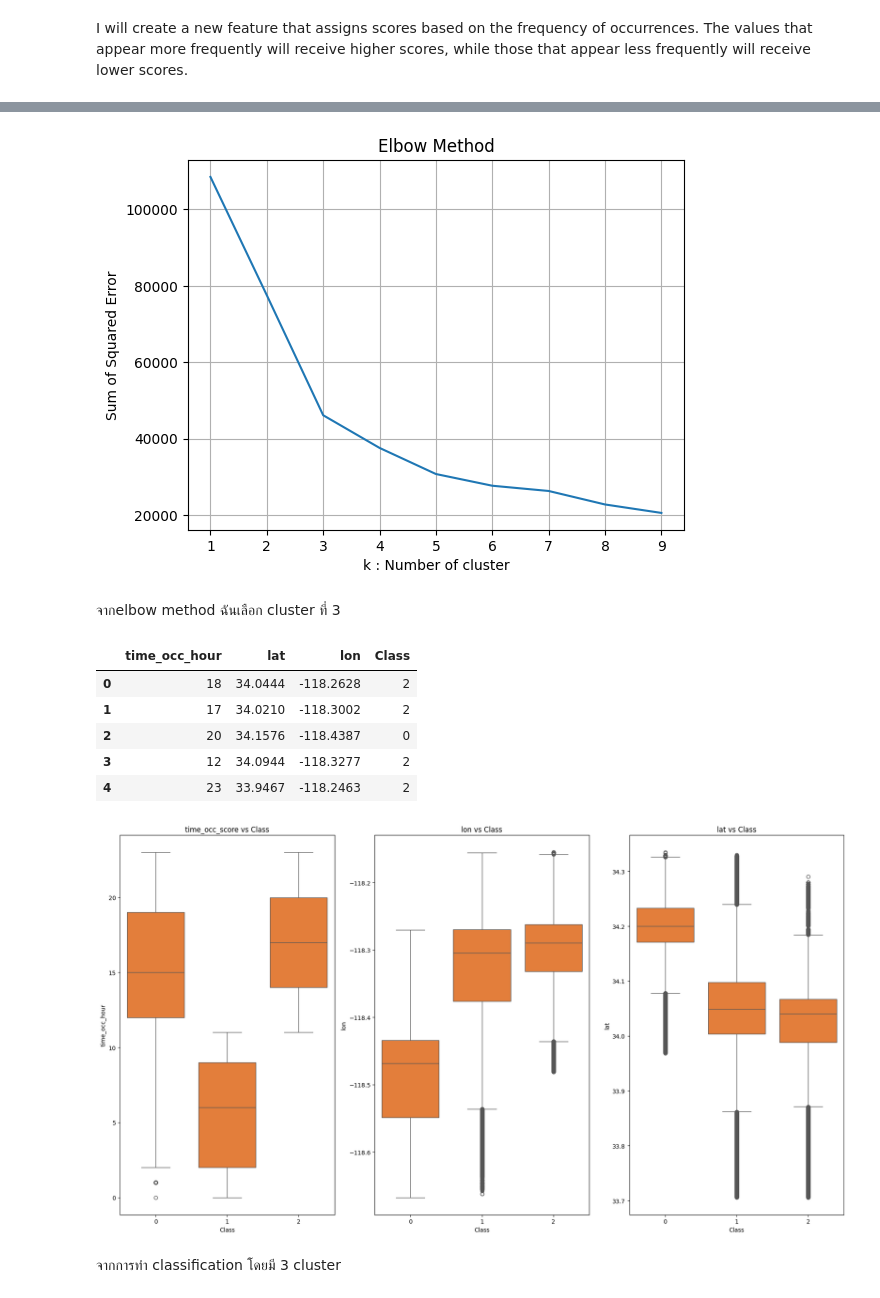
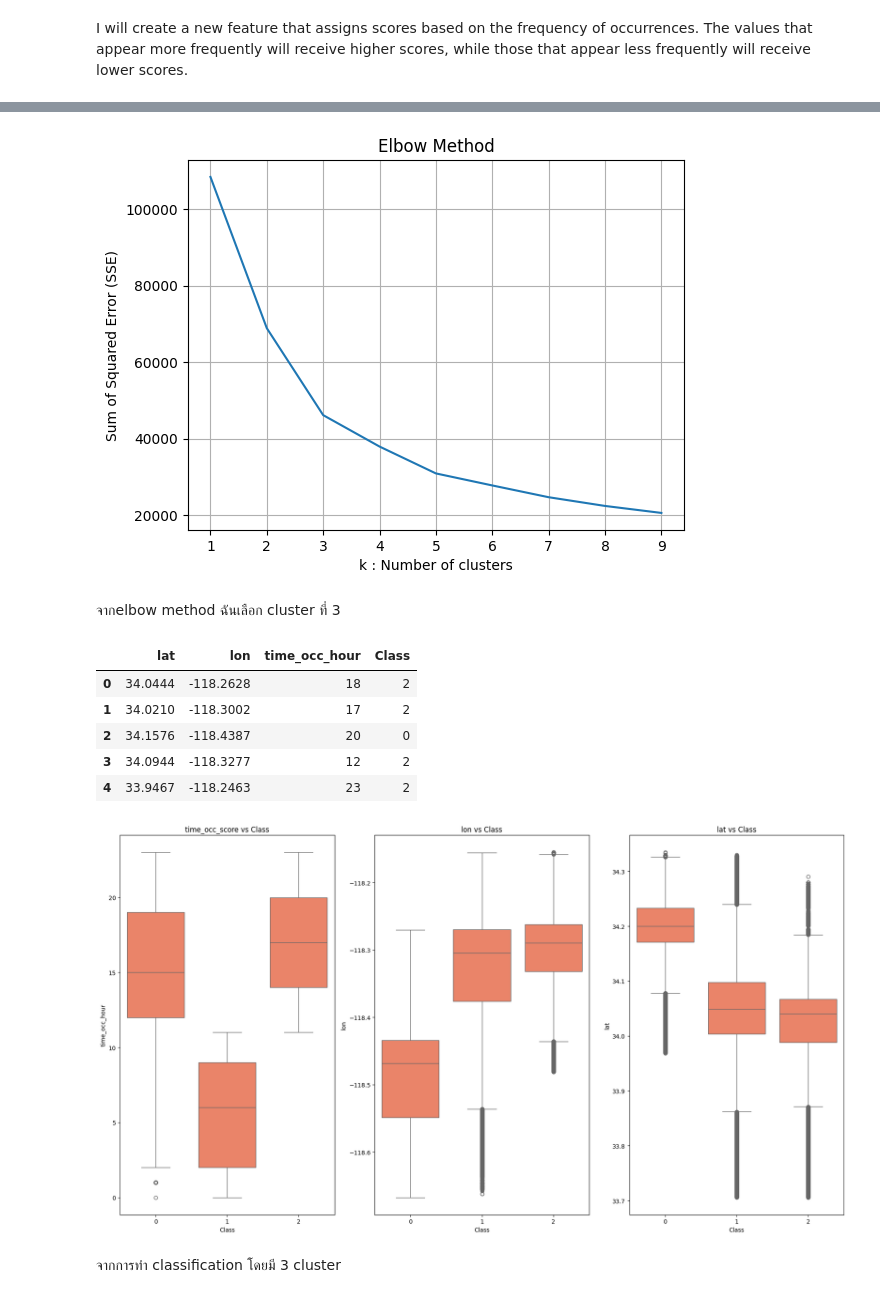
Before and after one commit to DioSurreal/Crime-Data-Analysis, a Jupyter notebook: Crime_Data_Analysis.ipynb, the cells around one changed output, grey strips where cells are left out. Cells and saved outputs as stored; diff of their text form; code cells hidden in the pictures.

```diff
--- a/Crime_Data_Analysis.ipynb
+++ b/Crime_Data_Analysis.ipynb
@@ -706,0 +754,6 @@ This will help security units develop strategies and allocate resources more eff
+# %%
+# Select features for modeling
+selected_features = ["lat", "lon", "time_occ_hour"]
+# selected_features = ["lat", "lon"]
+df_preprocess = df_cleaned[selected_features]
+df_preprocess.head()  # Display the first few rows
@@ -720,4 +783,4 @@ I will create a new feature that assigns scores based on the frequency of occurr
 # %%
-df_model = df_cleaned[['time_occ_hour','lat','lon']].copy()
+df_model = df_preprocess.copy()
 df_model.head()
 # %% [output]
@@ -730,8 +793,9 @@ df_model.head()
 # %%
-features = ['time_occ_hour','lat','lon']
+# Normalize features using Min-Max Scaler
 scaler = MinMaxScaler()
-df_normalized = pd.DataFrame(scaler.fit_transform(df_model), columns=features)
-
-df_normalized.head()
+features = ['time_occ_hour', 'lat', 'lon']
+# features = ['lat', 'lon']
+df_normalized = pd.DataFrame(scaler.fit_transform(df_preprocess), columns=features)
+df_normalized.head()  # Display the first few rows
 # %% [output]
 |  | time_occ_hour | lat | lon |
@@ -743,17 +807,19 @@ df_normalized.head()
 # %%
 sse = {}
-# Elbow Method
+# Perform KMeans clustering for k from 1 to 9
 for k in range(1, 10):
     kmeans = KMeans(n_clusters=k, max_iter=1000).fit(df_normalized)
-    sse[k] = kmeans.inertia_ # Inertia: Sum of distances of samples to their closest cluster center
-sns.lineplot(x = list(sse.keys()), y = list(sse.values()));
+    sse[k] = kmeans.inertia_  # Inertia: Sum of squared distances to nearest cluster center
+
+# Plot the SSE values for each k
+sns.lineplot(x=list(sse.keys()), y=list(sse.values()))
 plt.title('Elbow Method')
-plt.xlabel("k : Number of cluster")
-plt.ylabel("Sum of Squared Error")
+plt.xlabel("k : Number of clusters")
+plt.ylabel("Sum of Squared Error (SSE)")
 plt.grid()
 plt.show()
 # %% [output]
-[figure, old version]
+[figure, new version]
 # %%
 # from sklearn.metrics import silhouette_score
 
@@ -772,39 +838,44 @@ plt.show()
 # %% [markdown]
 จากelbow method ฉันเลือก  cluster ที่ 3
 # %%
-model = KMeans(n_clusters = 3,max_iter = 1000,random_state=42)
+# Apply KMeans clustering with 3 clusters
+model = KMeans(n_clusters=3, max_iter=1000, random_state=42)
 model.fit(df_normalized)
+
+# Extract cluster centers and labels
 cluster = model.cluster_centers_
 centroids = np.array(cluster)
 labels = model.labels_
+
+# Add cluster labels to the dataset
 df_model['Class'] = labels
-df_model.head()
+df_model.head()  # Display the first few rows with the new 'Class' column
 # %% [output]
-|  | time_occ_hour | lat | lon | Class |
-| 0 | 18 | 34.0444 | -118.2628 | 2 |
-| 1 | 17 | 34.0210 | -118.3002 | 2 |
-| 2 | 20 | 34.1576 | -118.4387 | 0 |
-| 3 | 12 | 34.0944 | -118.3277 | 2 |
-| 4 | 23 | 33.9467 | -118.2463 | 2 |
+|  | lat | lon | time_occ_hour | Class |
+| 0 | 34.0444 | -118.2628 | 18 | 2 |
+| 1 | 34.0210 | -118.3002 | 17 | 2 |
+| 2 | 34.1576 | -118.4387 | 20 | 0 |
+| 3 | 34.0944 | -118.3277 | 12 | 2 |
+| 4 | 33.9467 | -118.2463 | 23 | 2 |
 # %%
-# สร้างกราฟที่มี 2 แถว 3 คอลัมน์
+# Create subplots for three boxplots
 fig, ax = plt.subplots(nrows=1, ncols=3, figsize=(18, 10))
 
 # Access the subplots using a single index
-sns.boxplot(x='Class', y='time_occ_hour', data=df_model, color='#FF781F', ax=ax[0]) # Changed from ax[0, 1] to ax[0]
+sns.boxplot(x='Class', y='time_occ_hour', data=df_model, color='#FF7854', ax=ax[0]) # Changed from ax[0, 1] to ax[0]
 ax[0].set_title('time_occ_score vs Class')  # Changed from ax[0, 0] to ax[0]
 
-sns.boxplot(x='Class', y='lon', data=df_model, color='#FF781F', ax=ax[1]) # Changed from ax[1, 0] to ax[1]
+sns.boxplot(x='Class', y='lon', data=df_model, color='#FF7854', ax=ax[1]) # Changed from ax[1, 0] to ax[1]
 ax[1].set_title('lon vs Class')  # Changed from ax[0, 1] to ax[1]
 
-sns.boxplot(x='Class', y='lat', data=df_model, color='#FF781F', ax=ax[2]) # Changed from ax[1, 2] to ax[2]
+sns.boxplot(x='Class', y='lat', data=df_model, color='#FF7854', ax=ax[2]) # Changed from ax[1, 2] to ax[2]
 ax[2].set_title('lat vs Class')  # Changed from ax[0, 2] to ax[2]
 
 plt.tight_layout()
 
 plt.show()
 # %% [output]
-[figure, old version]
+[figure, new version]
 # %% [markdown]
 จากการทำ classification โดยมี 3 cluster
 # %%
```
Also changed, not shown: parts of 72 cells of this notebook.
